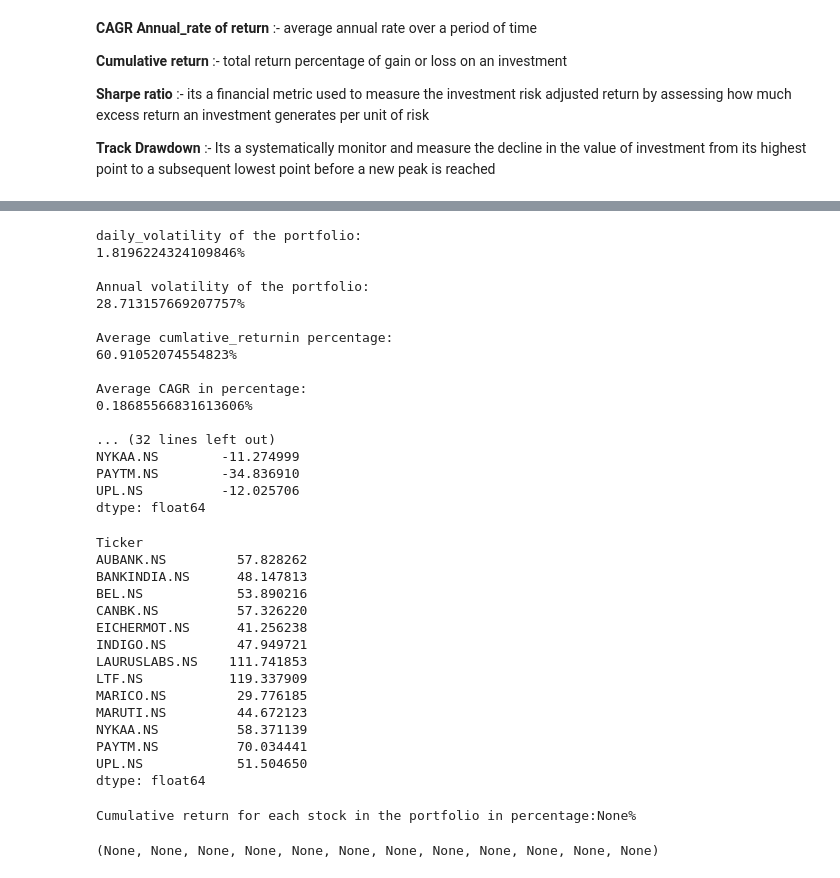
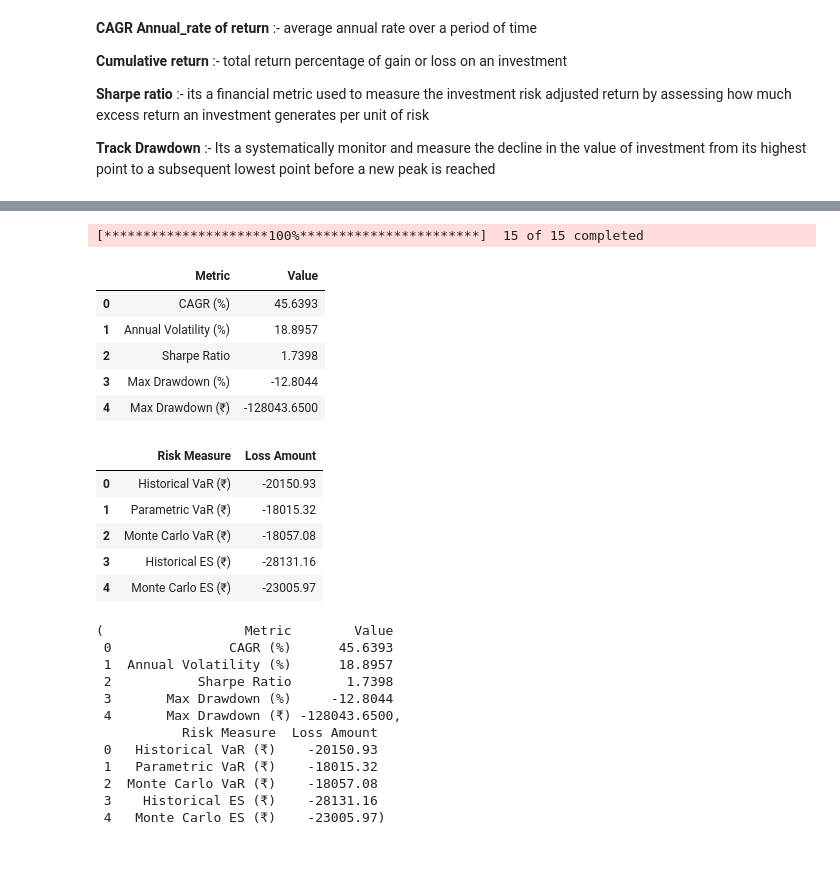
Before and after one commit to Akshu2827/Portfolio_Analysis-on-Indian-stocks-, a Jupyter notebook: portfolio_Analysis.ipynb, the cells around one changed output, grey strips where cells are left out. Cells and saved outputs as stored; diff of their text form; code cells hidden in the pictures.

```diff
--- a/portfolio_Analysis.ipynb
+++ b/portfolio_Analysis.ipynb
@@ -185,39 +310,37 @@ Updated & Downloaded portfolio: ['CANBK.NS', 'BEL.NS', 'LTF.NS', 'BANKINDIA.NS',
 # %%
-portfolio_analysis(df_port, risk_free_rate=0.0653) # as per 16 November 2025 the risk free rate in india is 6.53%
+# as per 16 November 2025 the risk free rate in india is 6.53%
+portfolio_analysis(
+    portfolio_list=portfolio_list,
+    period="1y",
+    risk_free_rate=0.0653,
+    var_level=0.95,
+    invest_amount=1_000_000  # ₹10 lakh
+)
 # %% [output]
-daily_volatility of the portfolio:
-1.8196224324109846%
-
-Annual volatility of the portfolio:
-28.713157669207757%
-
-Average cumlative_returnin percentage:
-60.91052074554823%
-
-Average CAGR in percentage:
-0.18685566831613606%
-
-... (32 lines left out)
-NYKAA.NS        -11.274999
-PAYTM.NS        -34.836910
-UPL.NS          -12.025706
-dtype: float64
+[*********************100%***********************]  15 of 15 completed
+|  | Metric | Value |
+| 0 | CAGR (%) | 45.6393 |
+| 1 | Annual Volatility (%) | 18.8957 |
+| 2 | Sharpe Ratio | 1.7398 |
+| 3 | Max Drawdown (%) | -12.8044 |
+| 4 | Max Drawdown (₹) | -128043.6500 |
+|  | Risk Measure | Loss Amount |
+| 0 | Historical VaR (₹) | -20150.93 |
+| 1 | Parametric VaR (₹) | -18015.32 |
+| 2 | Monte Carlo VaR (₹) | -18057.08 |
+| 3 | Historical ES (₹) | -28131.16 |
+| 4 | Monte Carlo ES (₹) | -23005.97 |
-Ticker
-AUBANK.NS         57.828262
-BANKINDIA.NS      48.147813
-BEL.NS            53.890216
-CANBK.NS          57.326220
-EICHERMOT.NS      41.256238
-INDIGO.NS         47.949721
-LAURUSLABS.NS    111.741853
-LTF.NS           119.337909
-MARICO.NS         29.776185
-MARUTI.NS         44.672123
-NYKAA.NS          58.371139
-PAYTM.NS          70.034441
-UPL.NS            51.504650
-dtype: float64
+(                  Metric        Value
+ 0               CAGR (%)      45.6393
+ 1  Annual Volatility (%)      18.8957
+ 2           Sharpe Ratio       1.7398
+ 3       Max Drawdown (%)     -12.8044
+ 4       Max Drawdown (₹) -128043.6500,
+           Risk Measure  Loss Amount
+ 0   Historical VaR (₹)    -20150.93
+ 1   Parametric VaR (₹)    -18015.32
+ 2  Monte Carlo VaR (₹)    -18057.08
+ 3    Historical ES (₹)    -28131.16
+ 4   Monte Carlo ES (₹)    -23005.97)
-Cumulative return for each stock in the portfolio in percentage:None%
-(None, None, None, None, None, None, None, None, None, None, None, None)
 # %%
 # Markowite portfolio model
```
Also changed, not shown: parts of 5 cells of this notebook.
